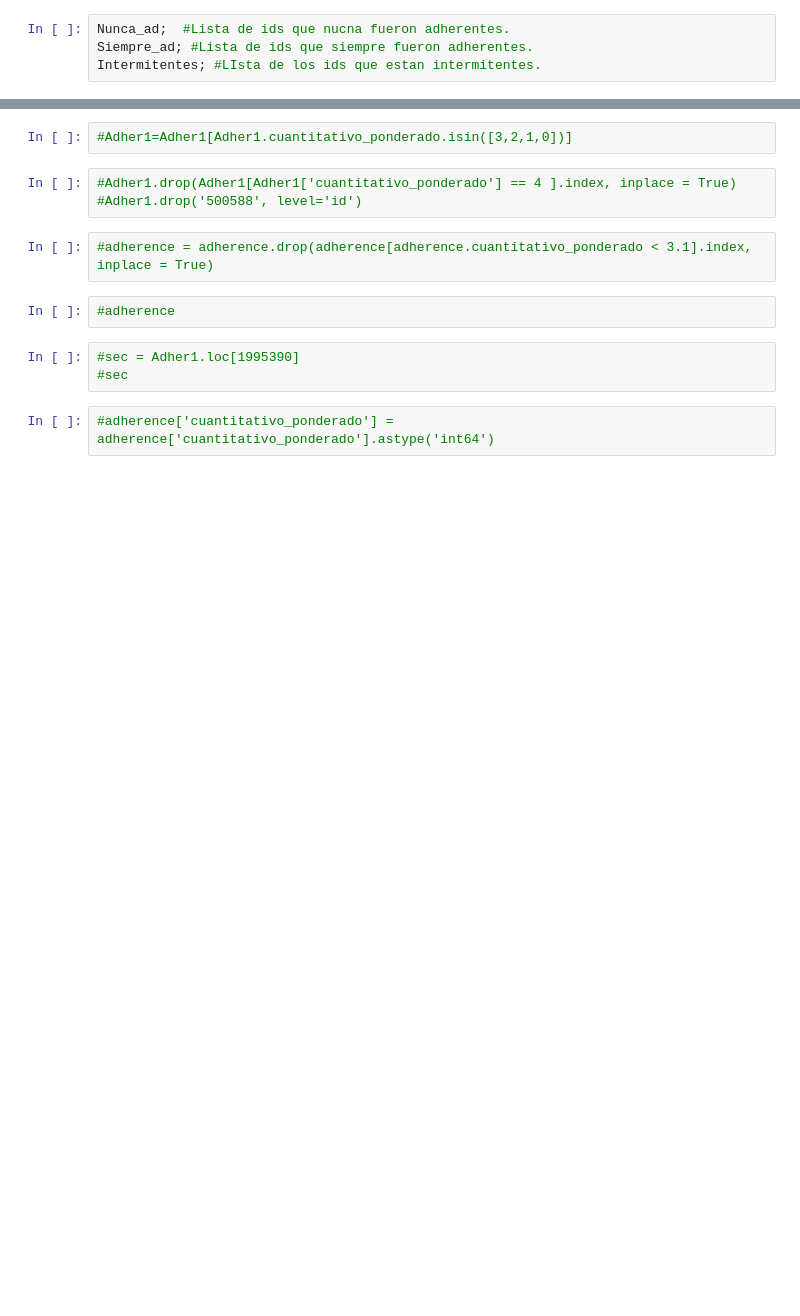
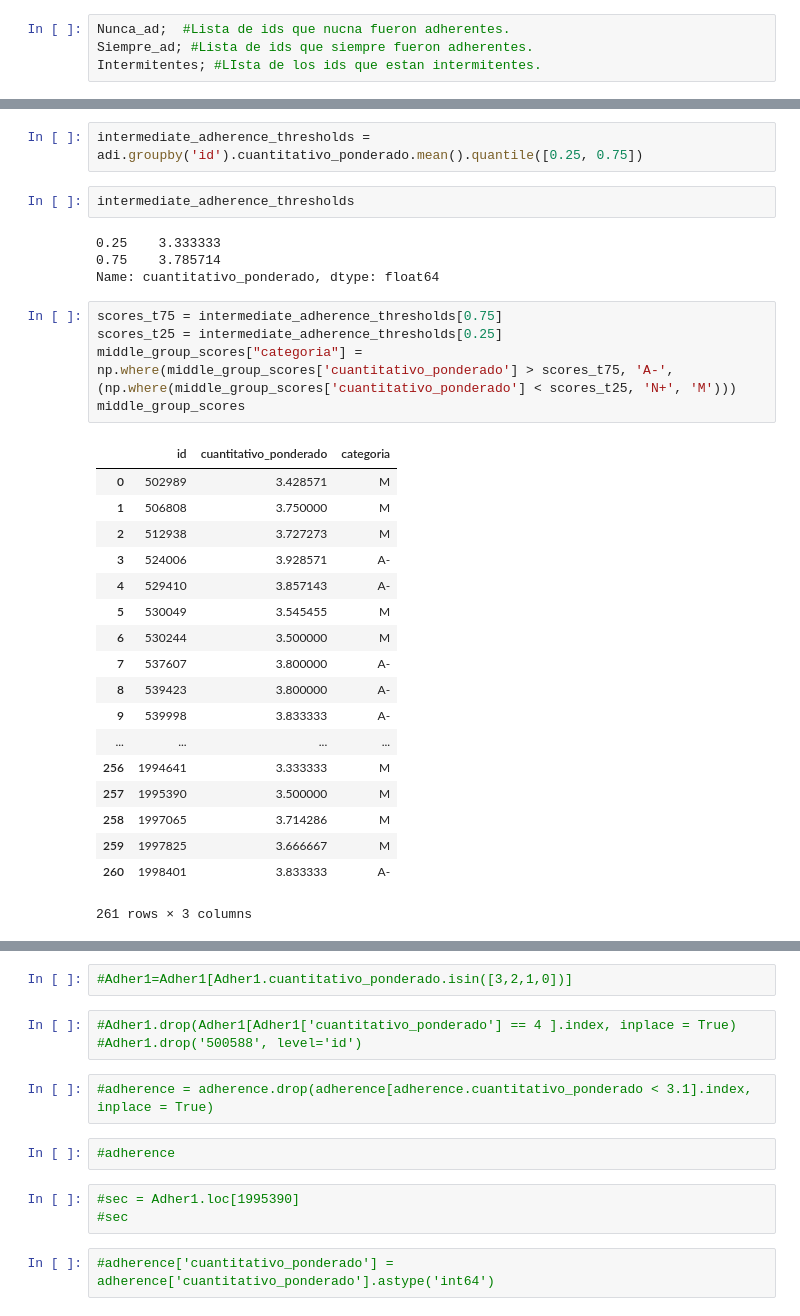
Before and after one commit to DS4A-T22/exploratory_data_analysis, a Jupyter notebook: EDA-categorias-adherencia.ipynb, the cells around one changed output, grey strips where cells are left out. Drawn from its saved outputs; the diff is of its cells as text; blank space fills up the shorter version.

```diff
--- a/EDA-categorias-adherencia.ipynb
+++ b/EDA-categorias-adherencia.ipynb
@@ -90 +109,34 @@ second[['cuantitativo_ponderado']].sort_values(by = 'cuantitativo_ponderado', as
 261 rows × 1 columns
+# %%
+intermediate_adherence_thresholds = adi.groupby('id').cuantitativo_ponderado.mean().quantile([0.25, 0.75])
+# %%
+intermediate_adherence_thresholds
+# %% [output]
+0.25    3.333333
+0.75    3.785714
+Name: cuantitativo_ponderado, dtype: float64
+# %%
+scores_t75 = intermediate_adherence_thresholds[0.75]
+scores_t25 = intermediate_adherence_thresholds[0.25]
+middle_group_scores["categoria"] = np.where(middle_group_scores['cuantitativo_ponderado'] > scores_t75, 'A-',
+(np.where(middle_group_scores['cuantitativo_ponderado'] < scores_t25, 'N+', 'M')))
+middle_group_scores
+# %% [output]
+|  | id | cuantitativo_ponderado | categoria |
+| 0 | 502989 | 3.428571 | M |
+| 1 | 506808 | 3.750000 | M |
+| 2 | 512938 | 3.727273 | M |
+| 3 | 524006 | 3.928571 | A- |
+| 4 | 529410 | 3.857143 | A- |
+| 5 | 530049 | 3.545455 | M |
+| 6 | 530244 | 3.500000 | M |
+| 7 | 537607 | 3.800000 | A- |
+| 8 | 539423 | 3.800000 | A- |
+| 9 | 539998 | 3.833333 | A- |
+| ... | ... | ... | ... |
+| 256 | 1994641 | 3.333333 | M |
+| 257 | 1995390 | 3.500000 | M |
+| 258 | 1997065 | 3.714286 | M |
+| 259 | 1997825 | 3.666667 | M |
+| 260 | 1998401 | 3.833333 | A- |
+261 rows × 3 columns
```
Also changed, not shown: parts of 10 cells of this notebook, 1 other file.
